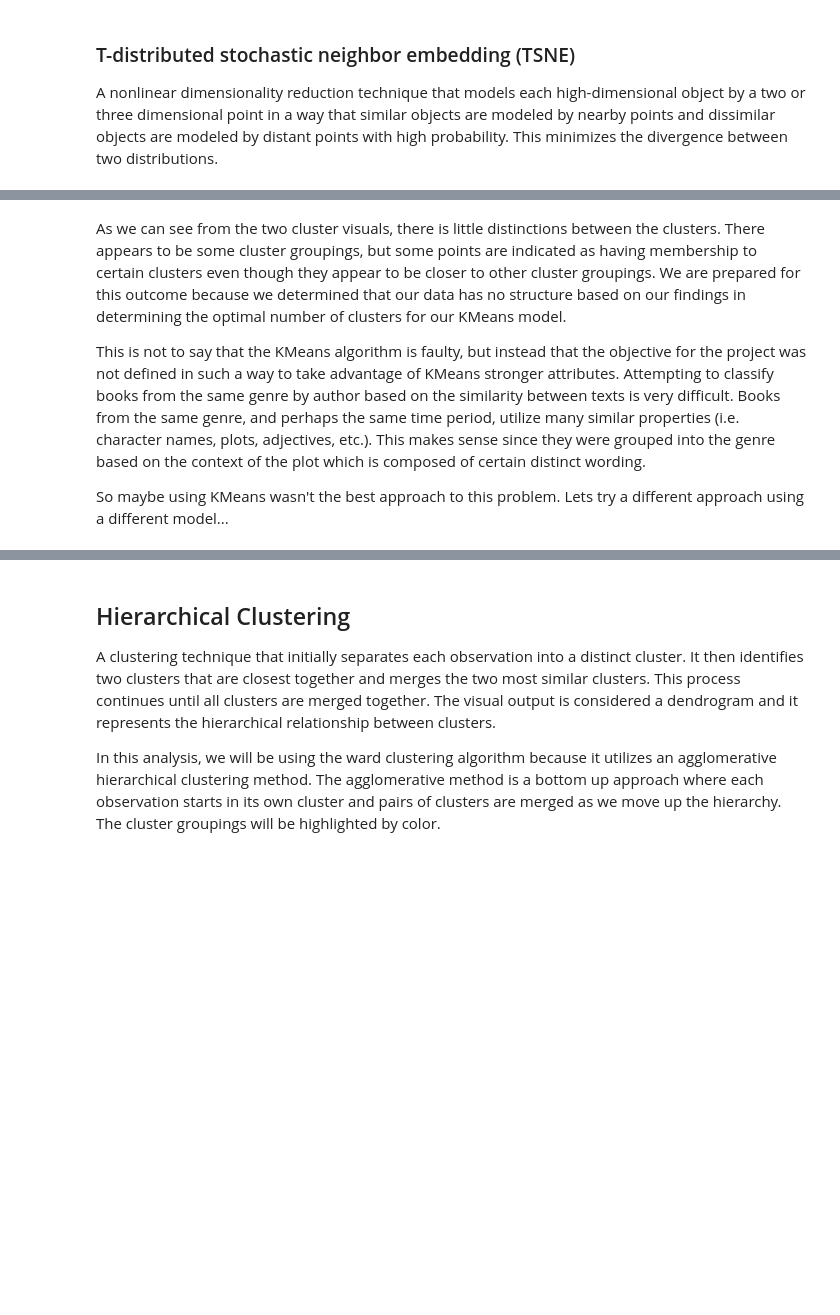
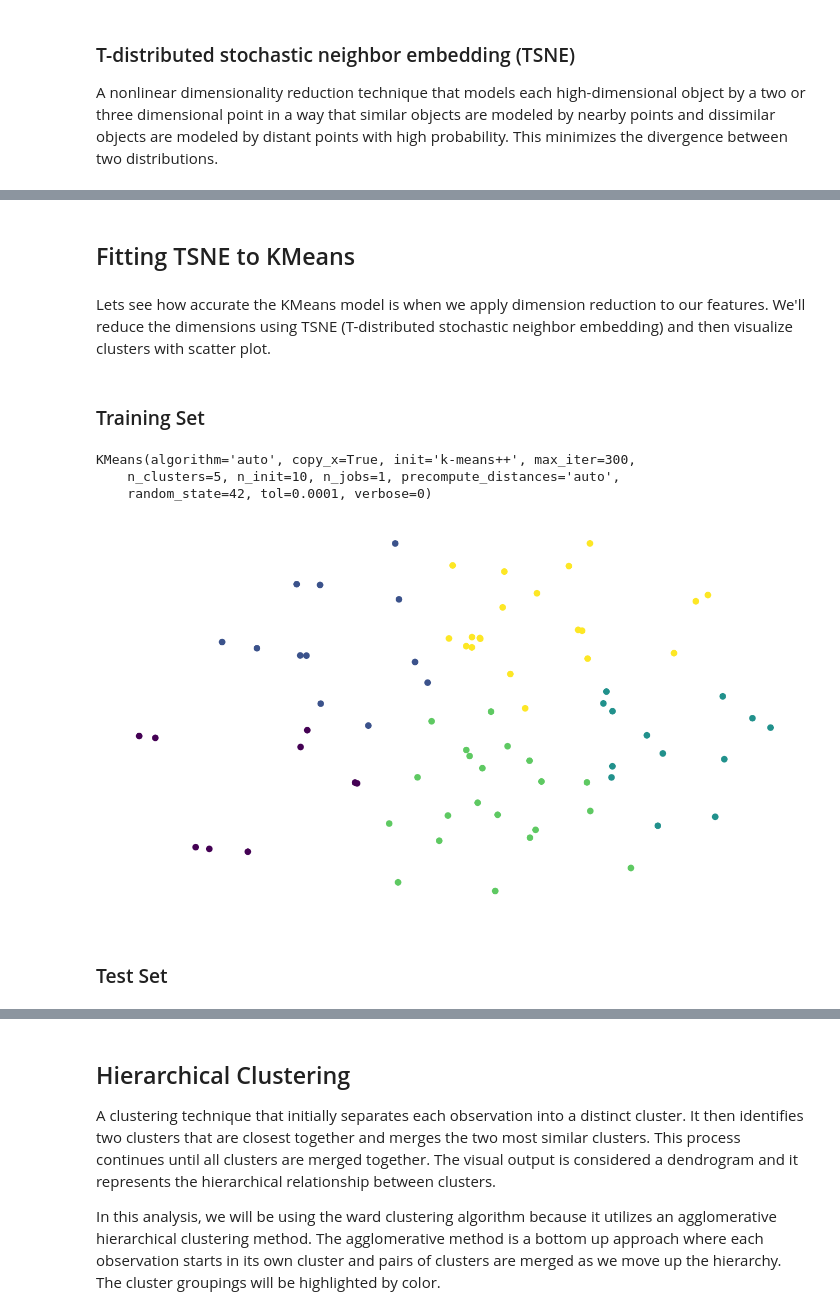
Before and after one commit to GlennSG/NLP-Clustering, a Jupyter notebook: Unsupervised Learning Capstone Final.ipynb, the cells around one changed output, grey strips where cells are left out. Cells and saved outputs as stored; diff of their text form; code cells hidden in the pictures; blank space fills up the shorter version.

Commit message:
new final project

```diff
--- a/Unsupervised Learning Capstone Final.ipynb
+++ b/Unsupervised Learning Capstone Final.ipynb
@@ -440,6 +441,22 @@ plt.show()
-# %% [markdown]
-As we can see from the two cluster visuals, there is little distinctions between the clusters. There appears to be some cluster groupings, but some points are indicated as having membership to certain clusters even though they appear to be closer to other cluster groupings. We are prepared for this outcome because we determined that our data has no structure based on our findings in determining the optimal number of clusters for our KMeans model.
-
-This is not to say that the KMeans algorithm is faulty, but instead that the objective for the project was not defined in such a way to take advantage of KMeans stronger attributes. Attempting to classify books from the same genre by author based on the similarity between texts is very difficult. Books from the same genre, and perhaps the same time period, utilize many similar properties (i.e. character names, plots, adjectives, etc.). This makes sense since they were grouped into the genre based on the context of the plot which is composed of certain distinct wording.
-
-So maybe using KMeans wasn't the best approach to this problem. Lets try a different approach using a different model...
+# %% [markdown]
+## Fitting TSNE to KMeans
+# %% [markdown]
+Lets see how accurate the KMeans model is when we apply dimension reduction to our features. We'll reduce the dimensions using TSNE (T-distributed stochastic neighbor embedding) and then visualize clusters with scatter plot.
+# %% [markdown]
+### Training Set
+# %%
+km.fit(tfs_embedded)
+# %% [output]
+KMeans(algorithm='auto', copy_x=True, init='k-means++', max_iter=300,
+    n_clusters=5, n_init=10, n_jobs=1, precompute_distances='auto',
+    random_state=42, tol=0.0001, verbose=0)
+# %%
+plt.rcParams['figure.figsize'] = (23,13)
+plt.scatter(tfs_embedded[:, 0], tfs_embedded[:, 1],
+            c=km.labels_, edgecolor='',s=150)
+plt.axis("off")
+plt.show()
+# %% [output]
+[figure, added]
+# %% [markdown]
+### Test Set
```
Also changed, not shown: parts of 9 cells of this notebook.
